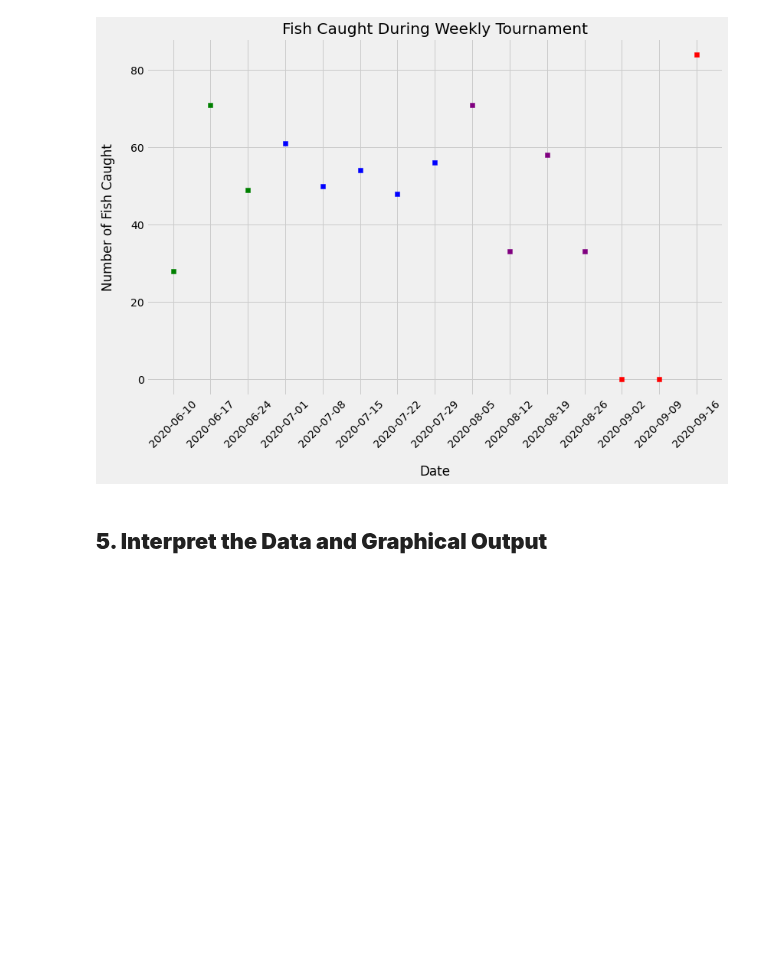
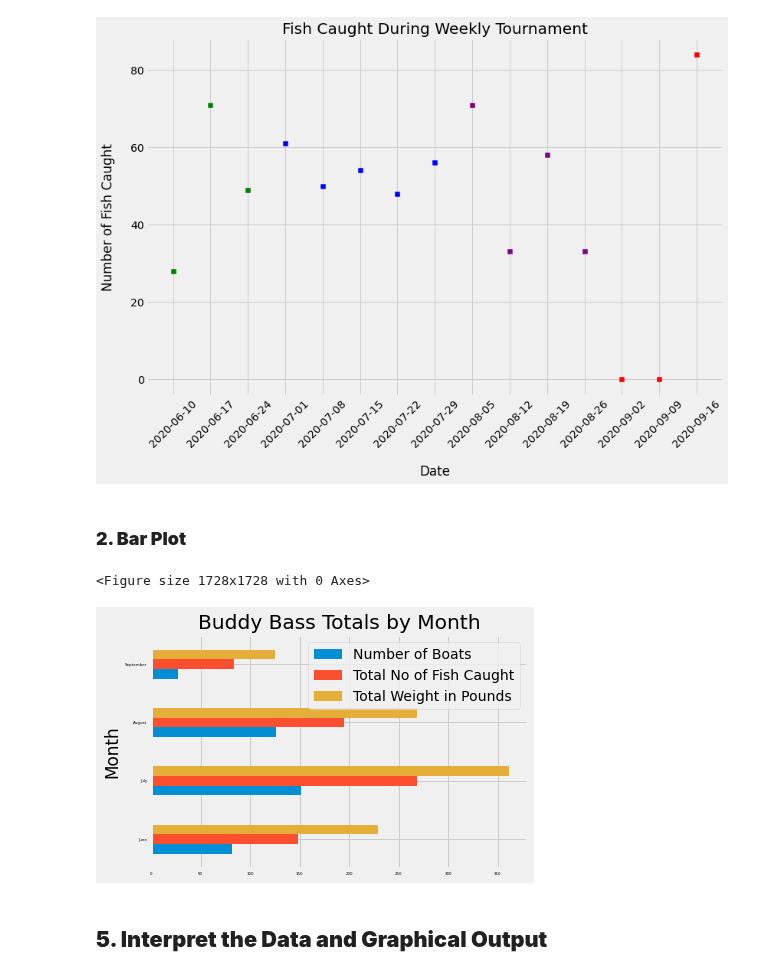
Before and after one commit to istarlet/buddy_bass_tournament, a Jupyter notebook: buddy_bass.ipynb, the cells around one changed output. Saved outputs shown, nothing was run; the diff lists cells and outputs as text; code cells hidden in the pictures; blank space fills up the shorter version.

```diff
--- a/buddy_bass.ipynb
+++ b/buddy_bass.ipynb
@@ -301,5 +310,23 @@ plt.ylabel("Number of Fish Caught", labelpad=20)
 plt.show()
 # %% [output]
 [figure]
+# %% [markdown]
+<h3><strong>2. Bar Plot</strong></h3>
+# %%
+# Set the figure style and initalize a new figure
+plt.style.use('fivethirtyeight')
+fig = plt.figure(figsize=(24,24))
+
+# Create a bar plot of total Number of Boats, No of Fish Caught, and Weight in Pounds by Month
+buddy_bass_bar.plot(kind="barh", fontsize=4)
+
+# Create a title and axis labels
+plt.title("Buddy Bass Totals by Month")
+
+# Show th eplot
+plt.show()
+# %% [output]
+<Figure size 1728x1728 with 0 Axes>
+[figure, added]
 # %% [markdown]
 <h2><strong>5. Interpret the Data and Graphical Output</strong></h2>
```
Also changed, not shown: parts of 3 cells of this notebook.
